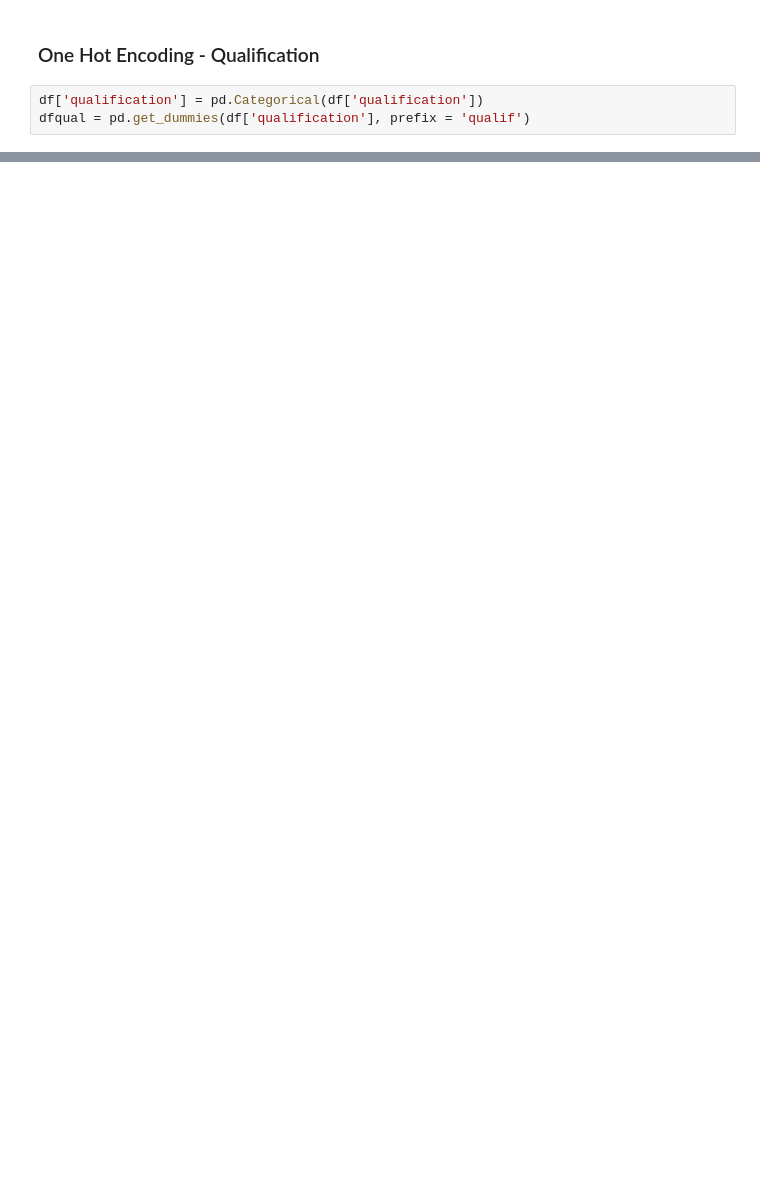
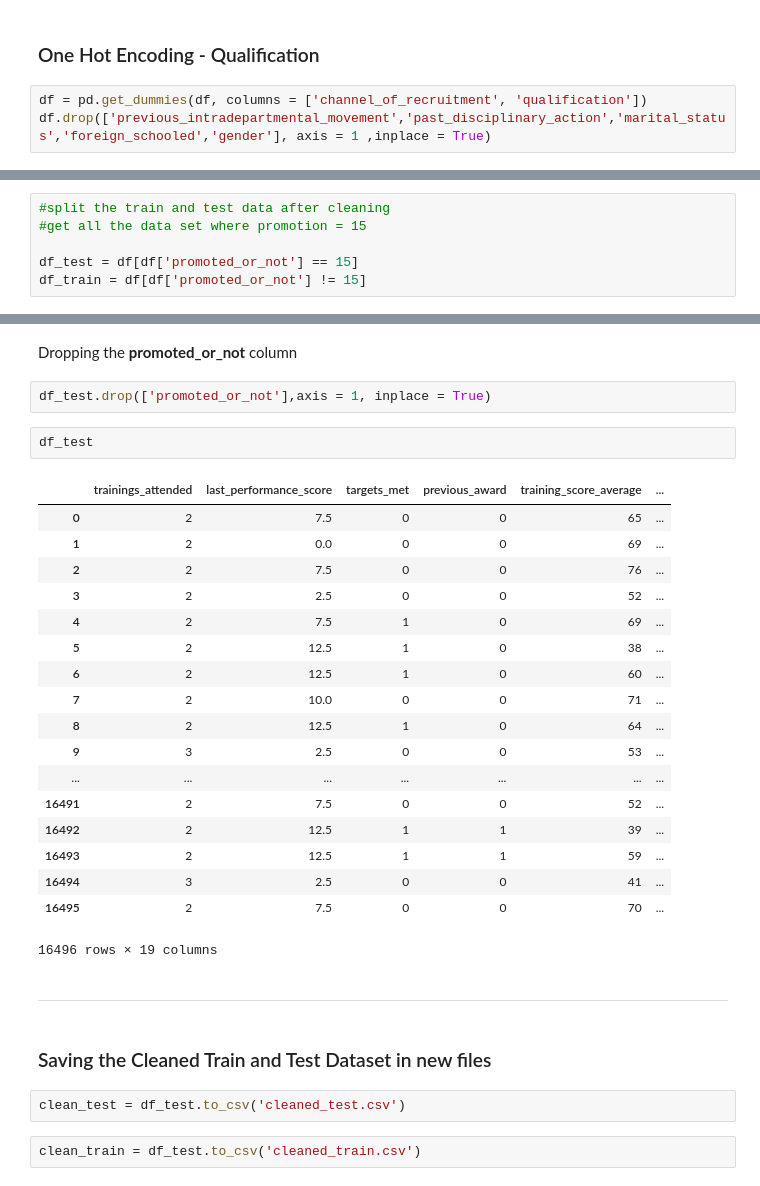
Before and after one commit to Xx1235/DSN-Staff-Promotion-Algorithm, a Jupyter notebook: dsn_yakubu.ipynb, the cells around one changed output, grey strips where cells are left out. Saved outputs shown, nothing was run; the diff lists cells and outputs as text; blank space fills up the shorter version.

Commit message:
Splits the cleaned dataset into train and test data

```diff
--- a/dsn_yakubu.ipynb
+++ b/dsn_yakubu.ipynb
@@ -891,5 +928,5 @@ df.drop(columns = ['employeeno', 'division', 'year_of_birth', 'year_of_recruitme
 # %% [markdown]
 ### One Hot Encoding - Qualification
-# %%
-df['qualification'] = pd.Categorical(df['qualification'])
-dfqual = pd.get_dummies(df['qualification'], prefix = 'qualif')
+# %%
+df = pd.get_dummies(df, columns = ['channel_of_recruitment', 'qualification'])
+df.drop(['previous_intradepartmental_movement','past_disciplinary_action','marital_status','foreign_schooled','gender'], axis = 1 ,inplace = True)
@@ -895,0 +953,6 @@ dfqual = pd.get_dummies(df['qualification'], prefix = 'qualif')
+# %%
+#split the train and test data after cleaning
+#get all the data set where promotion = 15
+
+df_test = df[df['promoted_or_not'] == 15]
+df_train = df[df['promoted_or_not'] != 15]
@@ -895,0 +997,33 @@ dfqual = pd.get_dummies(df['qualification'], prefix = 'qualif')
+# %% [markdown]
+Dropping the **promoted_or_not** column
+# %%
+df_test.drop(['promoted_or_not'],axis = 1, inplace = True)
+# %%
+df_test
+# %% [output]
+|  | trainings_attended | last_performance_score | targets_met | previous_award | training_score_average | ... |
+| 0 | 2 | 7.5 | 0 | 0 | 65 | ... |
+| 1 | 2 | 0.0 | 0 | 0 | 69 | ... |
+| 2 | 2 | 7.5 | 0 | 0 | 76 | ... |
+| 3 | 2 | 2.5 | 0 | 0 | 52 | ... |
+| 4 | 2 | 7.5 | 1 | 0 | 69 | ... |
+| 5 | 2 | 12.5 | 1 | 0 | 38 | ... |
+| 6 | 2 | 12.5 | 1 | 0 | 60 | ... |
+| 7 | 2 | 10.0 | 0 | 0 | 71 | ... |
+| 8 | 2 | 12.5 | 1 | 0 | 64 | ... |
+| 9 | 3 | 2.5 | 0 | 0 | 53 | ... |
+| ... | ... | ... | ... | ... | ... | ... |
+| 16491 | 2 | 7.5 | 0 | 0 | 52 | ... |
+| 16492 | 2 | 12.5 | 1 | 1 | 39 | ... |
+| 16493 | 2 | 12.5 | 1 | 1 | 59 | ... |
+| 16494 | 3 | 2.5 | 0 | 0 | 41 | ... |
+| 16495 | 2 | 7.5 | 0 | 0 | 70 | ... |
+16496 rows × 19 columns
+# %% [markdown]
+---------------------------
+# %% [markdown]
+### Saving the Cleaned Train and Test Dataset in new files
+# %%
+clean_test = df_test.to_csv('cleaned_test.csv')
+# %%
+clean_train = df_test.to_csv('cleaned_train.csv')
```
Also changed, not shown: parts of 37 cells of this notebook.
